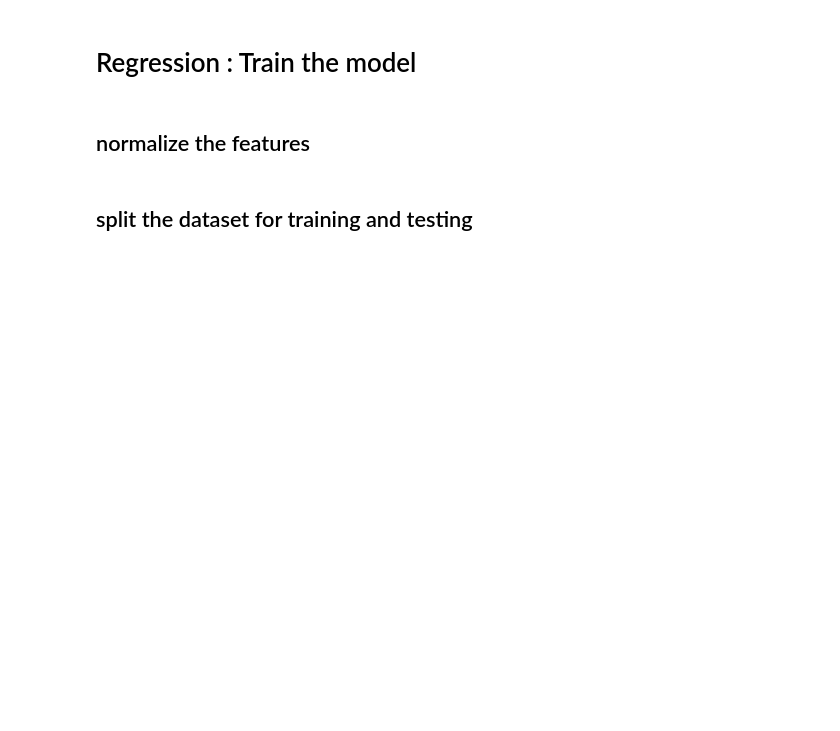
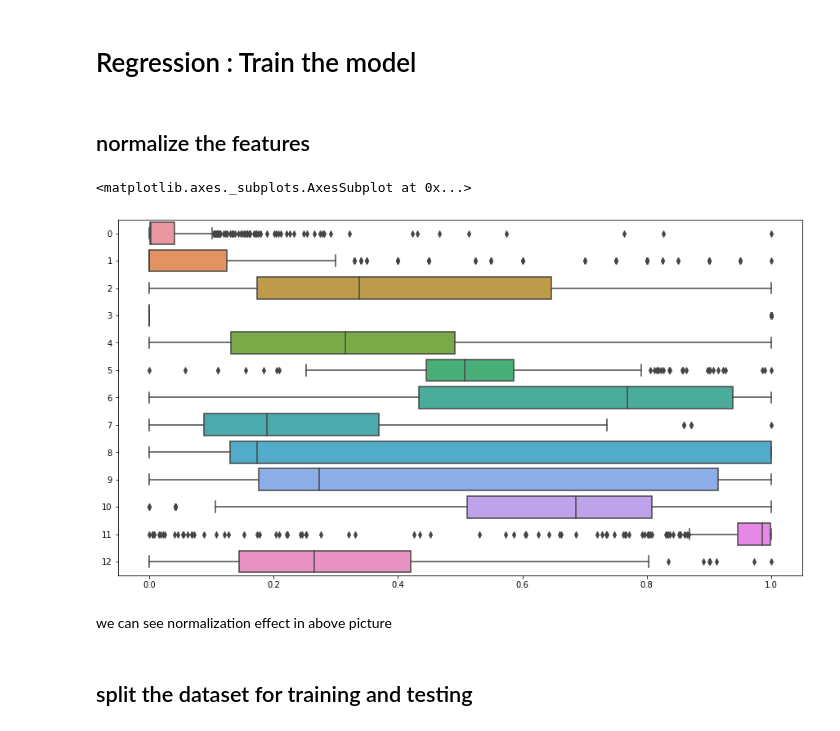
Before and after one commit to gowthamsharma/beautiful-jekyll, a Jupyter notebook: _uploads/linear_regression_scikit_learn.ipynb, the cells around one changed output. Cells and saved outputs as stored; diff of their text form; code cells hidden in the pictures; blank space fills up the shorter version.

```diff
--- a/_uploads/linear_regression_scikit_learn.ipynb
+++ b/_uploads/linear_regression_scikit_learn.ipynb
@@ -259,6 +259,14 @@ y = data['PRICE']
 from sklearn.preprocessing import StandardScaler, MinMaxScaler
 scaler = MinMaxScaler().fit(X)
 scaled_X = scaler.transform(X)
+# %%
+f,ax = plt.subplots(figsize=(15,8))
+sns.boxplot(data= scaled_X, orient='h')
+# %% [output]
+<matplotlib.axes._subplots.AxesSubplot at 0x...>
+[figure, added]
+# %% [markdown]
+we can see normalization effect in above picture
 # %% [markdown]
 ## split the dataset for training and testing
 # %%
```
Also changed, not shown: parts of 4 cells of this notebook.
